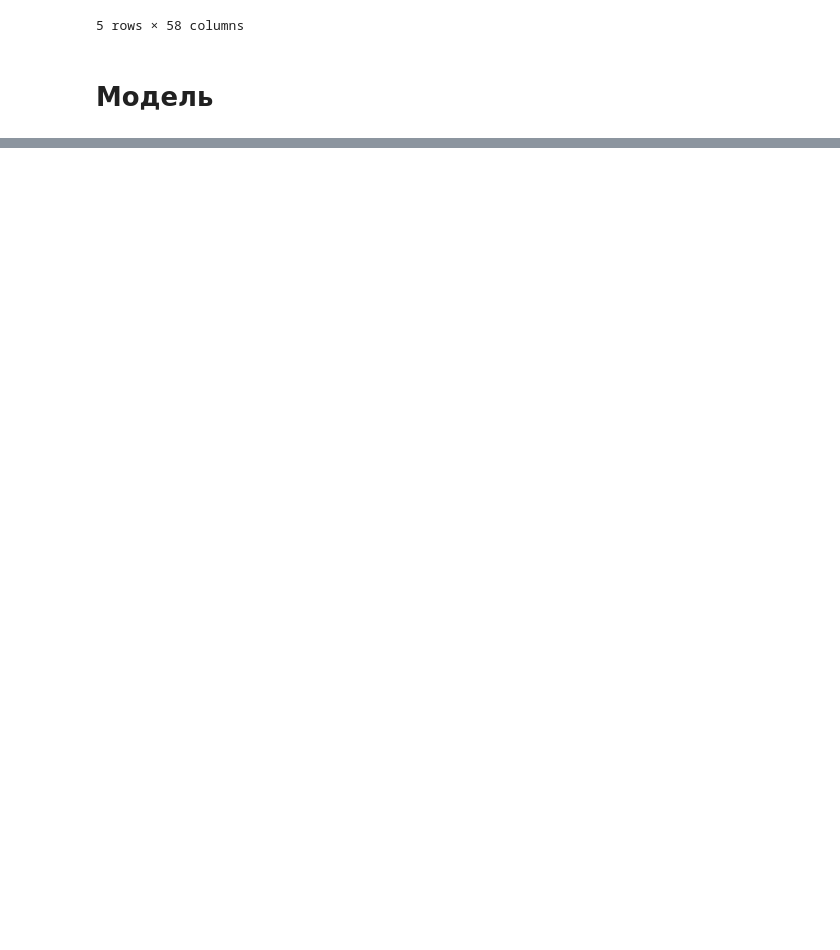
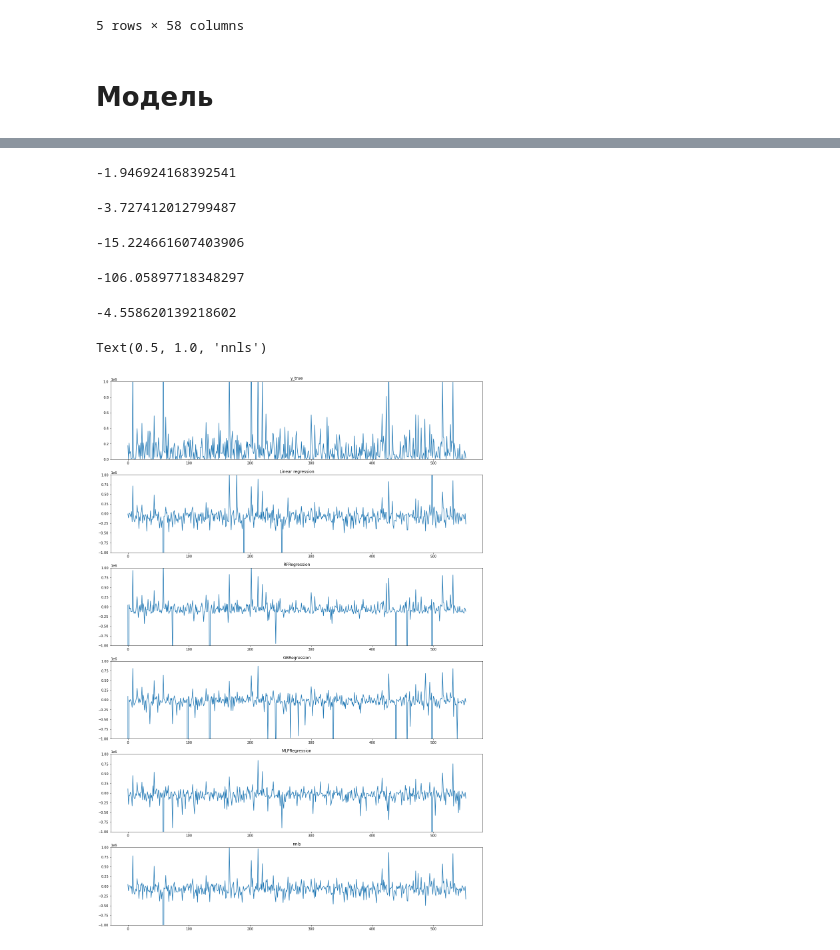
Before and after one commit to Hitriihoma/Machine-learning-course-task, a Jupyter notebook: Zubarev ML.ipynb, the cells around one changed output, grey strips where cells are left out. Cells and saved outputs as stored; diff of their text form; code cells hidden in the pictures; blank space fills up the shorter version.

Commit message:
JN Model
Non-negative least squares regression

```diff
--- a/Zubarev ML.ipynb
+++ b/Zubarev ML.ipynb
@@ -322,0 +346,63 @@ train_tf.head()
+# %%
+# Non-negative least squares
+from scipy.optimize import nnls
+from sklearn.metrics import r2_score
+nnls_sv = nnls(X_train, y_train)[0]
+nnls_pred = X_test.apply(lambda row: np.sum(row.to_numpy()*nnls_sv), axis=1)
+r2_score(y_test, nnls_pred)
+# %% [output]
+-1.946924168392541
+# %%
+from sklearn.linear_model import LinearRegression
+LR = LinearRegression().fit(X_train, y_train)
+LR_pred = LR.predict(X_test)
+LR.score(X_test,y_test.to_numpy())
+#LR.score(X_test,y_test)
+# %% [output]
+-3.727412012799487
+# %%
+from sklearn.ensemble import RandomForestRegressor
+RFR = RandomForestRegressor(max_depth=2, random_state=0).fit(X_train, y_train)
+RFR_pred = RFR.predict(X_test)
+RFR.score(X_test,y_test.to_numpy())
+# %% [output]
+-15.224661607403906
+# %%
+from sklearn.ensemble import GradientBoostingRegressor
+GBR = GradientBoostingRegressor(random_state=0, max_depth=3).fit(X_train, y_train)
+GBR_pred = GBR.predict(X_test)
+GBR.score(X_test,y_test.to_numpy())
+# %% [output]
+-106.05897718348297
+# %%
+from sklearn.neural_network import MLPRegressor
+MLPR = MLPRegressor(random_state=0, max_iter=500).fit(X_train, y_train)
+MLPR_pred = MLPR.predict(X_test)
+MLPR.score(X_test,y_test.to_numpy())
+# %% [output]
+-4.558620139218602
+# %%
+fig, ax = plt.subplots(6,1, figsize = (20,30))
+ax[0].plot(np.arange(0,len(X_test)), y_test)
+ax[1].plot(np.arange(0,len(X_test)), y_test.to_numpy() - LR_pred)
+ax[2].plot(np.arange(0,len(X_test)), y_test.to_numpy() - RFR_pred)
+ax[3].plot(np.arange(0,len(X_test)), y_test.to_numpy() - GBR_pred)
+ax[4].plot(np.arange(0,len(X_test)), y_test.to_numpy() - MLPR_pred)
+ax[5].plot(np.arange(0,len(X_test)), y_test.to_numpy() - nnls_pred)
+
+ax[0].set_ylim(0,1000000)
+ax[1].set_ylim(-1000000,1000000)
+ax[2].set_ylim(-1000000,1000000)
+ax[3].set_ylim(-1000000,1000000)
+ax[4].set_ylim(-1000000,1000000)
+ax[5].set_ylim(-1000000,1000000)
+
+ax[0].set_title('y_true')
+ax[1].set_title('Linear regression')
+ax[2].set_title('RFRegression')
+ax[3].set_title('GBRegression')
+ax[4].set_title('MLPRegression')
+ax[5].set_title('nnls')
+# %% [output]
+Text(0.5, 1.0, 'nnls')
+[figure, added]
```
Also changed, not shown: parts of 18 cells of this notebook.
